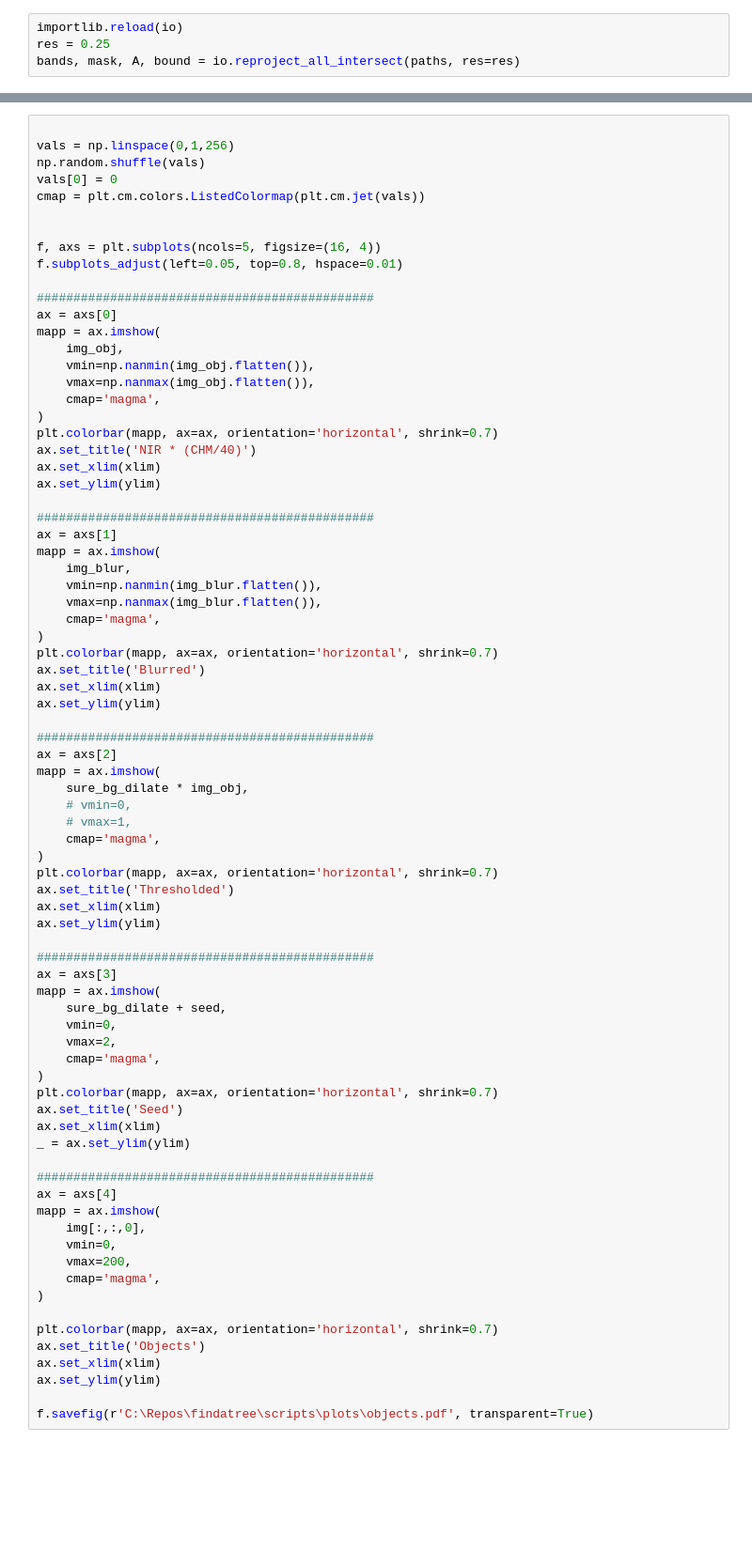
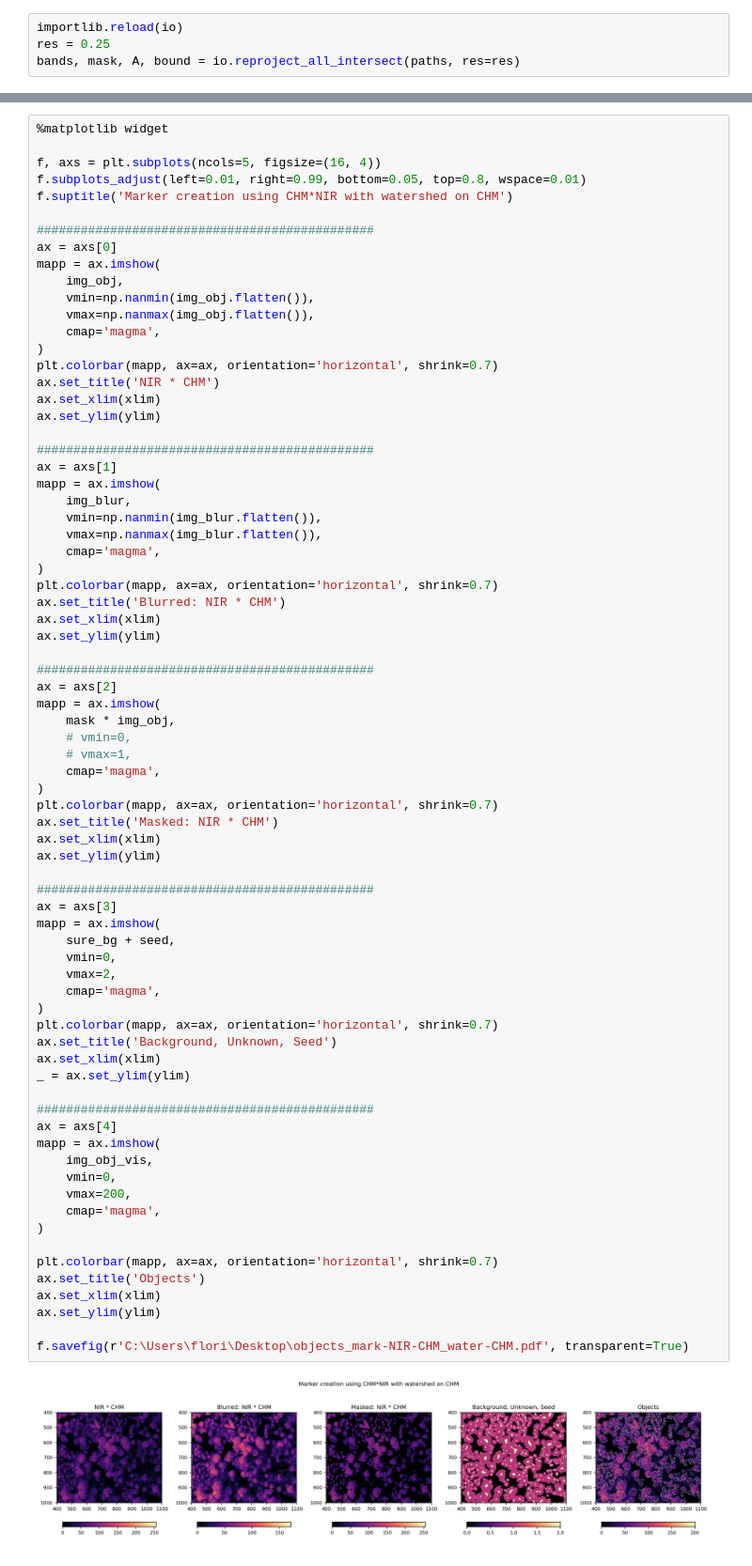
Before and after one commit to FlorianStehr/findatree, a Jupyter notebook: scripts/load_dsm-dtm-ortho.ipynb, the cells around one changed output, grey strips where cells are left out. Shown at 94% size. Cells and saved outputs as stored; diff of their text form; blank space fills up the shorter version.

```diff
--- a/scripts/load_dsm-dtm-ortho.ipynb
+++ b/scripts/load_dsm-dtm-ortho.ipynb
@@ -208,13 +217,9 @@ img[markers == -1] = 255
 # %%
-
-vals = np.linspace(0,1,256)
-np.random.shuffle(vals)
-vals[0] = 0
-cmap = plt.cm.colors.ListedColormap(plt.cm.jet(vals))
-
+%matplotlib widget
 
 f, axs = plt.subplots(ncols=5, figsize=(16, 4))
-f.subplots_adjust(left=0.05, top=0.8, hspace=0.01)
+f.subplots_adjust(left=0.01, right=0.99, bottom=0.05, top=0.8, wspace=0.01)
+f.suptitle('Marker creation using CHM*NIR with watershed on CHM')
 
 ##############################################
 ax = axs[0]
@@ -225,7 +230,7 @@ mapp = ax.imshow(
     cmap='magma',
 )
 plt.colorbar(mapp, ax=ax, orientation='horizontal', shrink=0.7)
-ax.set_title('NIR * (CHM/40)')
+ax.set_title('NIR * CHM')
 ax.set_xlim(xlim)
 ax.set_ylim(ylim)
 
@@ -238,48 +243,50 @@ mapp = ax.imshow(
     cmap='magma',
 )
 plt.colorbar(mapp, ax=ax, orientation='horizontal', shrink=0.7)
-ax.set_title('Blurred')
+ax.set_title('Blurred: NIR * CHM')
 ax.set_xlim(xlim)
 ax.set_ylim(ylim)
 
 ##############################################
 ax = axs[2]
 mapp = ax.imshow(
-    sure_bg_dilate * img_obj,
+    mask * img_obj,
     # vmin=0,
     # vmax=1,
     cmap='magma',
 )
 plt.colorbar(mapp, ax=ax, orientation='horizontal', shrink=0.7)
-ax.set_title('Thresholded')
+ax.set_title('Masked: NIR * CHM')
 ax.set_xlim(xlim)
 ax.set_ylim(ylim)
 
 ##############################################
 ax = axs[3]
 mapp = ax.imshow(
-    sure_bg_dilate + seed,
+    sure_bg + seed,
     vmin=0,
     vmax=2,
     cmap='magma',
 )
 plt.colorbar(mapp, ax=ax, orientation='horizontal', shrink=0.7)
-ax.set_title('Seed')
+ax.set_title('Background, Unknown, Seed')
 ax.set_xlim(xlim)
 _ = ax.set_ylim(ylim)
 
 ##############################################
 ax = axs[4]
 mapp = ax.imshow(
-    img[:,:,0],
+    img_obj_vis,
     vmin=0,
     vmax=200,
     cmap='magma',
 )
 
 plt.colorbar(mapp, ax=ax, orientation='horizontal', shrink=0.7)
 ax.set_title('Objects')
 ax.set_xlim(xlim)
 ax.set_ylim(ylim)
 
-f.savefig(r'C:\Repos\findatree\scripts\plots\objects.pdf', transparent=True)
+f.savefig(r'C:\Users\flori\Desktop\objects_mark-NIR-CHM_water-CHM.pdf', transparent=True)
+# %% [output]
+[figure, added]
```
Also changed, not shown: parts of 14 cells of this notebook, 1 other file.
